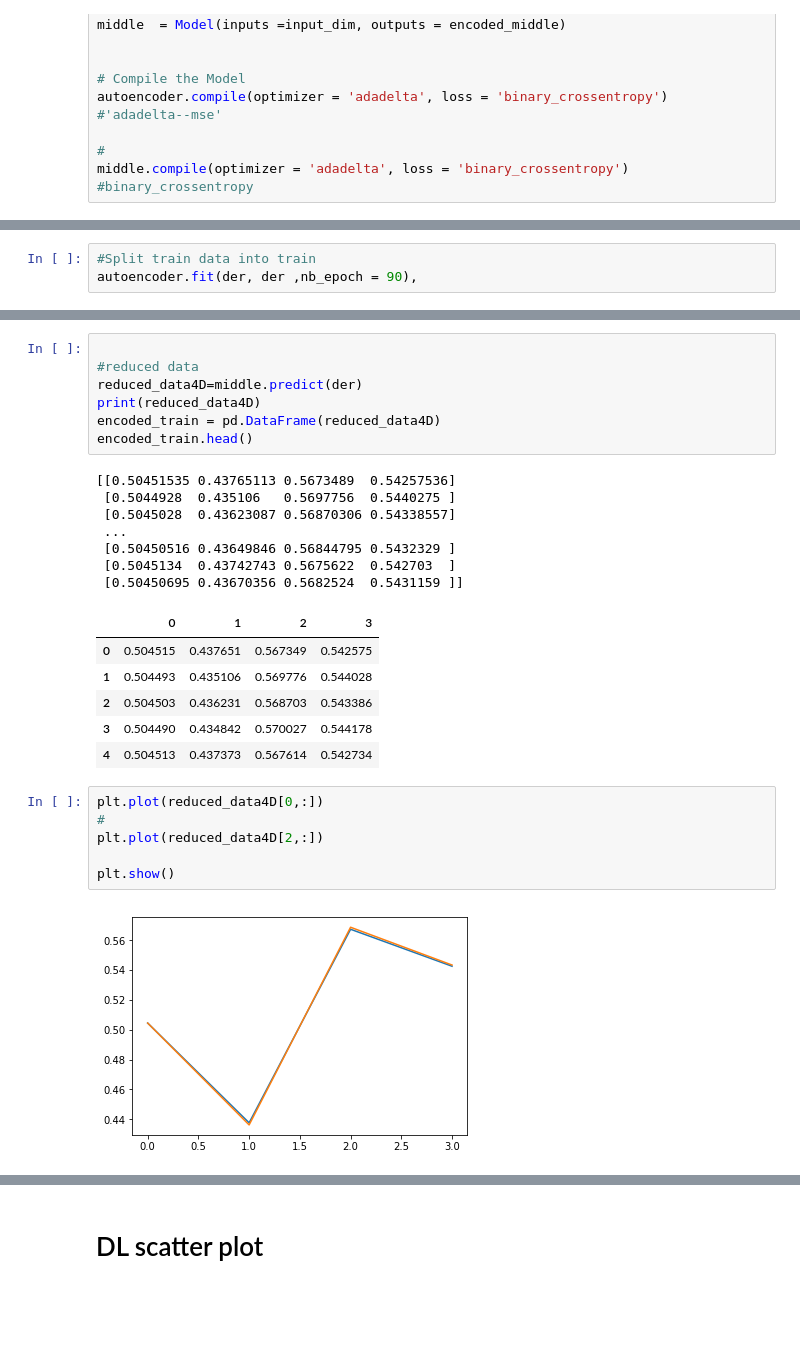
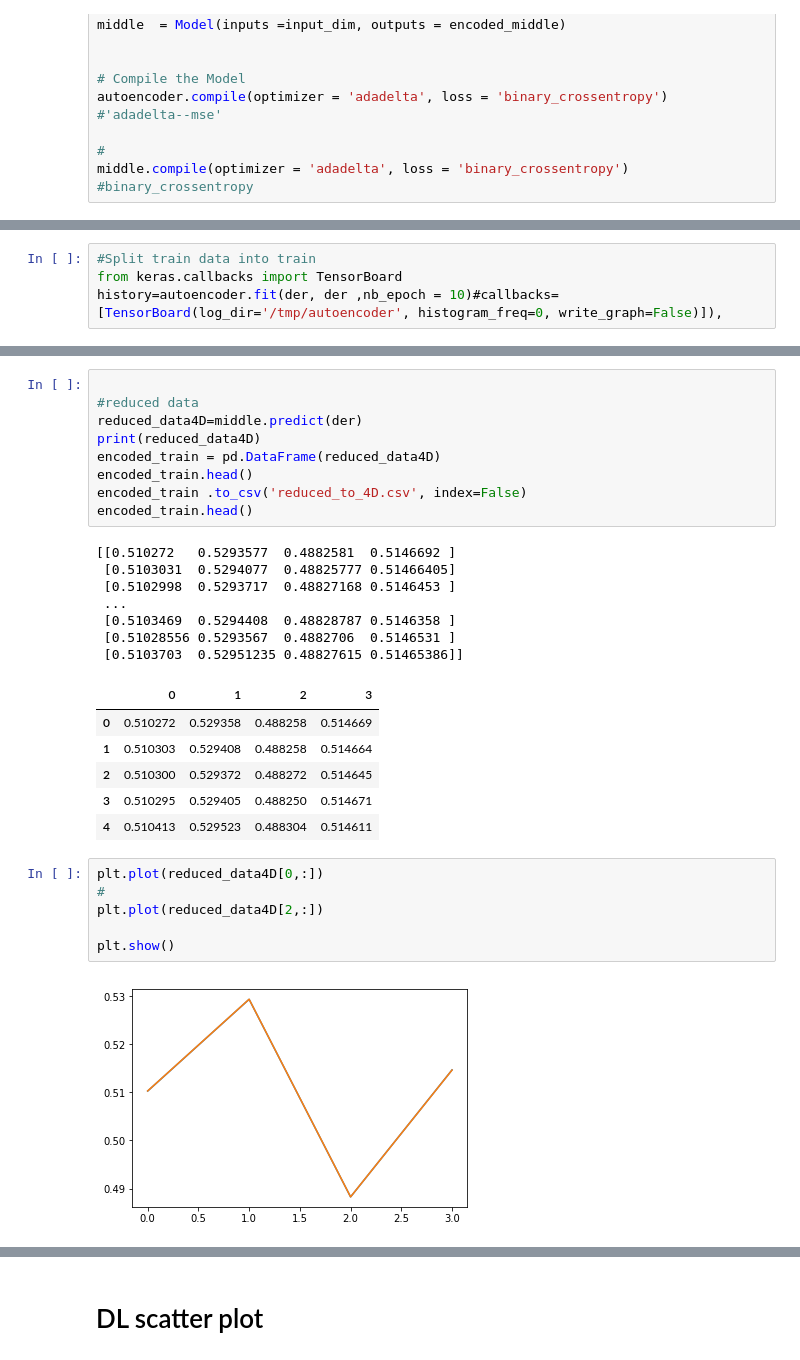
Before and after one commit to VonganiChabalala/DRACULA, a Jupyter notebook: Autoencoders.ipynb, the cells around one changed output, grey strips where cells are left out. Cells and saved outputs as stored; diff of their text form; blank space fills up the shorter version.

```diff
--- a/Autoencoders.ipynb
+++ b/Autoencoders.ipynb
@@ -173,5 +173,6 @@ Non-trainable params: 0
 _________________________________________________________________
 # %%
 #Split train data into train
-autoencoder.fit(der, der ,nb_epoch = 90),
+from keras.callbacks import TensorBoard
+history=autoencoder.fit(der, der ,nb_epoch = 10)#callbacks=[TensorBoard(log_dir='/tmp/autoencoder', histogram_freq=0, write_graph=False)]),
 # %% [output]
@@ -203,24 +216,26 @@ reconstructed.shape
 # %%
 
 #reduced data
 reduced_data4D=middle.predict(der)
 print(reduced_data4D)
 encoded_train = pd.DataFrame(reduced_data4D)
 encoded_train.head()
+encoded_train .to_csv('reduced_to_4D.csv', index=False)
+encoded_train.head()
 # %% [output]
-[[0.50451535 0.43765113 0.5673489  0.54257536]
- [0.5044928  0.435106   0.5697756  0.5440275 ]
- [0.5045028  0.43623087 0.56870306 0.54338557]
+[[0.510272   0.5293577  0.4882581  0.5146692 ]
+ [0.5103031  0.5294077  0.48825777 0.51466405]
+ [0.5102998  0.5293717  0.48827168 0.5146453 ]
  ...
- [0.50450516 0.43649846 0.56844795 0.5432329 ]
- [0.5045134  0.43742743 0.5675622  0.542703  ]
- [0.50450695 0.43670356 0.5682524  0.5431159 ]]
+ [0.5103469  0.5294408  0.48828787 0.5146358 ]
+ [0.51028556 0.5293567  0.4882706  0.5146531 ]
+ [0.5103703  0.52951235 0.48827615 0.51465386]]
 |  | 0 | 1 | 2 | 3 |
-| 0 | 0.504515 | 0.437651 | 0.567349 | 0.542575 |
-| 1 | 0.504493 | 0.435106 | 0.569776 | 0.544028 |
-| 2 | 0.504503 | 0.436231 | 0.568703 | 0.543386 |
-| 3 | 0.504490 | 0.434842 | 0.570027 | 0.544178 |
-| 4 | 0.504513 | 0.437373 | 0.567614 | 0.542734 |
+| 0 | 0.510272 | 0.529358 | 0.488258 | 0.514669 |
+| 1 | 0.510303 | 0.529408 | 0.488258 | 0.514664 |
+| 2 | 0.510300 | 0.529372 | 0.488272 | 0.514645 |
+| 3 | 0.510295 | 0.529405 | 0.488250 | 0.514671 |
+| 4 | 0.510413 | 0.529523 | 0.488304 | 0.514611 |
 # %%
 plt.plot(reduced_data4D[0,:])
 #
@@ -228,7 +243,7 @@ plt.plot(reduced_data4D[2,:])
 
 plt.show()
 # %% [output]
-[figure, old version]
+[figure, new version]
 # %%
 plt.plot(der[0,:],label='original')
 plt.plot(reconstructed[0,:],label='reconstructed')
```
Also changed, not shown: parts of 63 cells of this notebook, 16 other files.
